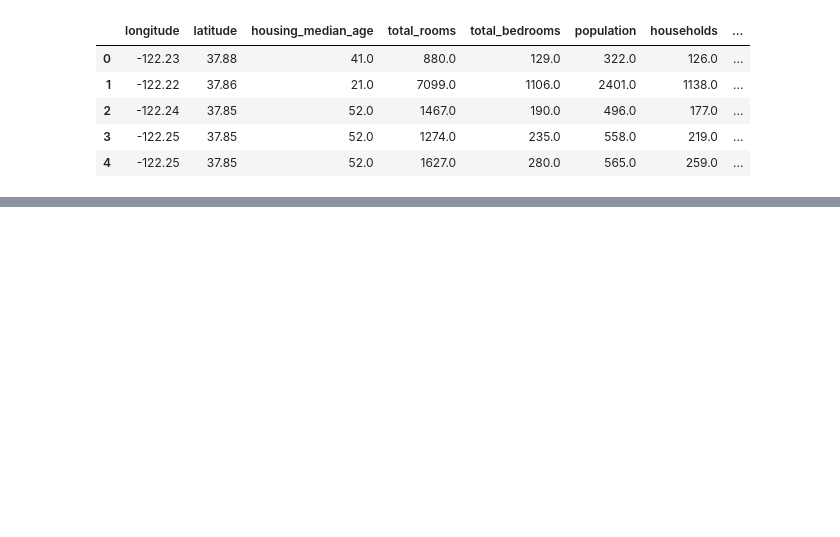
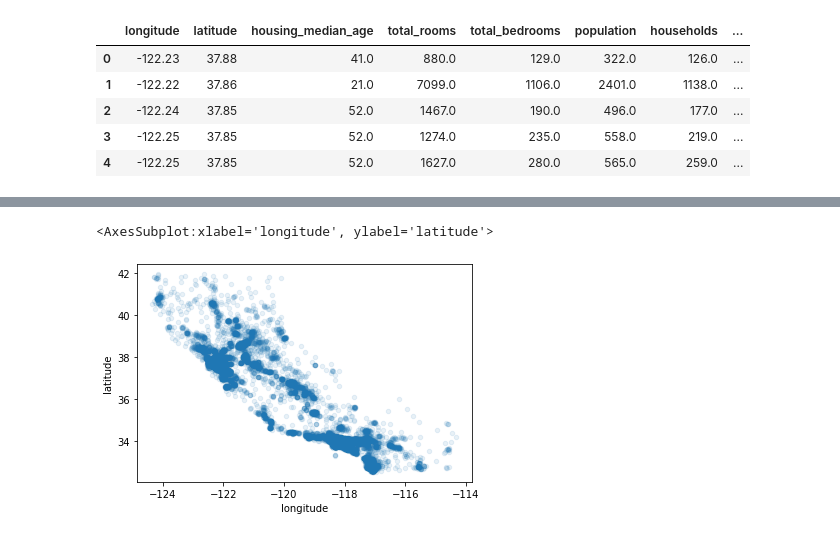
Before and after one commit to 4hmedHisham/hands_on_ml_book, a Jupyter notebook: Housing.ipynb, the cells around one changed output, grey strips where cells are left out. Cells and saved outputs as stored; diff of their text form; code cells hidden in the pictures; blank space fills up the shorter version.

```diff
--- a/Housing.ipynb
+++ b/Housing.ipynb
@@ -218,0 +209,5 @@ TRAIN: [ 1  4 11 13 14  6  9 12  2  8  7  3] TEST: [10  5  0]
+# %%
+exploration_set.plot(kind="scatter",x="longitude",y="latitude",alpha=0.1)#this makes places with more points thicknes out while low desnsity ones go transparent
+# %% [output]
+<AxesSubplot:xlabel='longitude', ylabel='latitude'>
+[figure, added]
```
Also changed, not shown: parts of 46 cells of this notebook.
